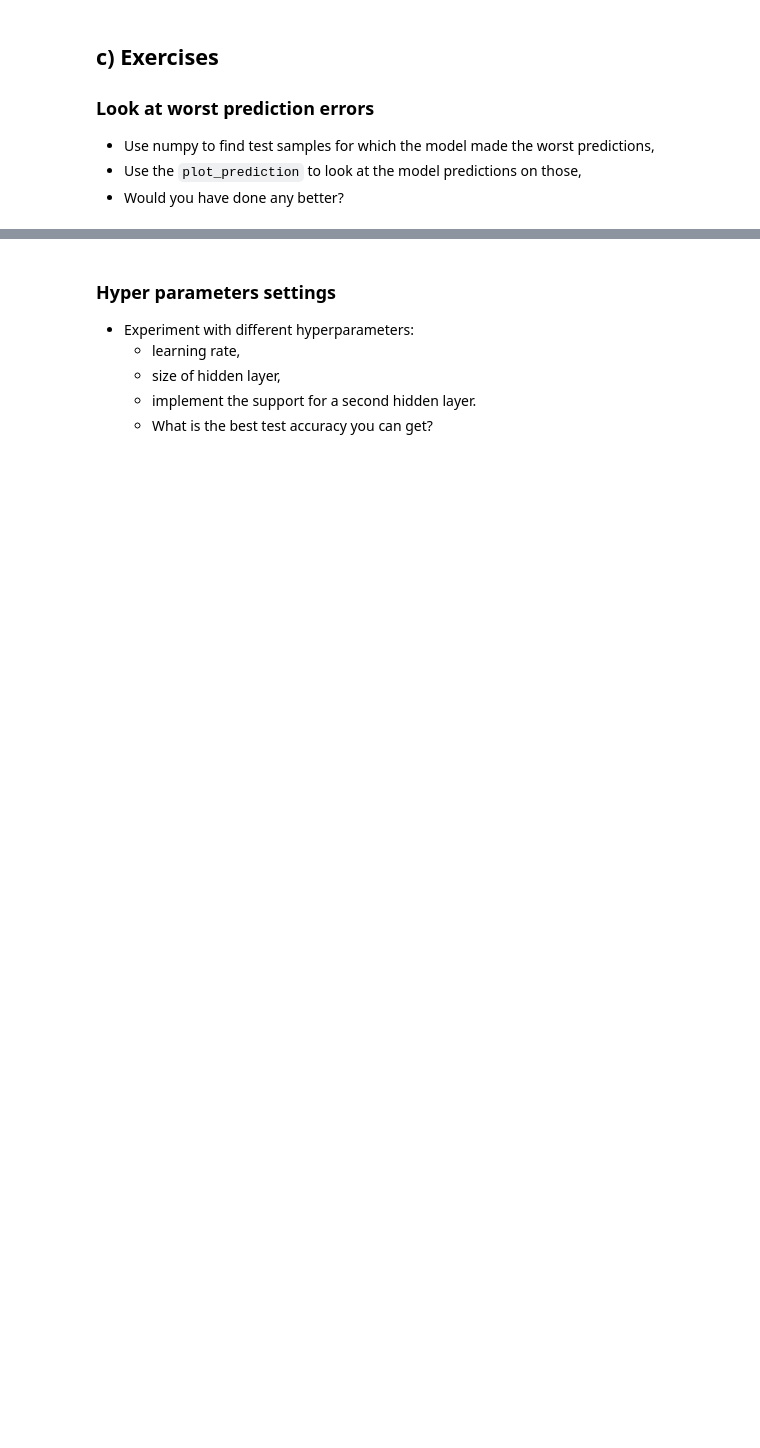
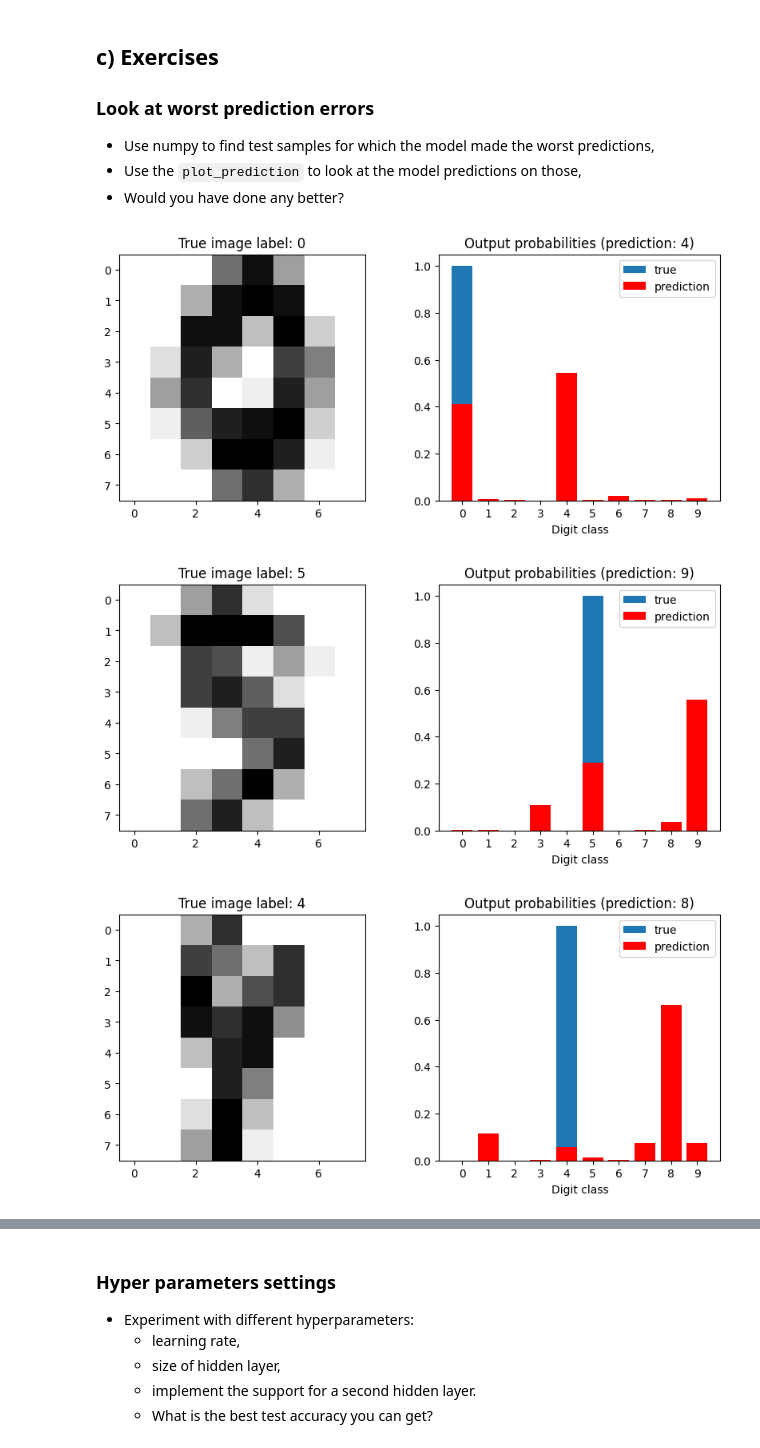
Before and after one commit to lsmamy/deep_learning, a Jupyter notebook: 01_materials/labs/lab_2.ipynb, the cells around one changed output, grey strips where cells are left out. Cells and saved outputs as stored; diff of their text form; code cells hidden in the pictures; blank space fills up the shorter version.

```diff
--- a/01_materials/labs/lab_2.ipynb
+++ b/01_materials/labs/lab_2.ipynb
@@ -193,8 +193,7 @@ class LogisticRegression:
 
     def forward(self, X):
         # Compute the linear combination of the input and weights
-        Z = None
-        return None
+        return softmax(np.dot(X, self.W)  + self.b)
 
     def predict(self, X):
         # Return the most probable class for each sample in X
@@ -206,7 +205,7 @@ class LogisticRegression:
     def loss(self, X, y):
         # Compute the negative log likelihood over the data provided
         y_onehot = one_hot(self.output_size, y.astype(int))
-        return None
+        return nll(self.forward(X), y_onehot)
 
     def grad_loss(self, X, y_true, y_pred):
         # Compute the gradient of the loss with respect to W and b for a single sample (X, y_true)
@@ -344,17 +363,17 @@ class NeuralNet():
 
     def forward_hidden(self, X):
         # Compute the linear combination of the input and weights
-        self.Z_h = None
+        self.Z_h = np.dot(X, self.W_h) + self.b_h
 
         # Apply the sigmoid activation function
-        return None
+        return sigmoid(self.Z_h)
 
     def forward_output(self, H):
         # Compute the linear combination of the hidden layer activation and weights
-        self.Z_o = None
+        self.Z_o = np.dot(H, self.W_o) + self.b_o
 
         # Apply the sigmoid activation function
-        return None
+        return softmax(self.Z_o)
 
     def forward(self, X):
         # Compute the forward activations of the hidden and output layers
@@ -364,8 +383,9 @@ class NeuralNet():
         return Y
 
     def loss(self, X, y):
-        y = y.astype(int)
-        return None
+        y_onehot = one_hot(self.output_size, y.astype(int))
+        y_pred = self.forward(X)
+        return nll(y_onehot, y_pred)
 
     def grad_loss(self, X, y_true):
         y_true = one_hot(self.output_size, y_true)
@@ -469,0 +517,13 @@ plot_prediction(model, sample_idx=4)
+# %%
+# Your code here
+y_preds = model.predict(X_test)
+errors = np.abs(y_preds - y_test)
+worst_errors = np.argsort(errors)[-3:]
+
+for i in worst_errors:
+    plot_prediction(model, sample_idx=i)
+    plt.show()
+# %% [output]
+[figure, added]
+[figure, added]
+[figure, added]
```
Also changed, not shown: parts of 16 cells of this notebook, 1 other file.
